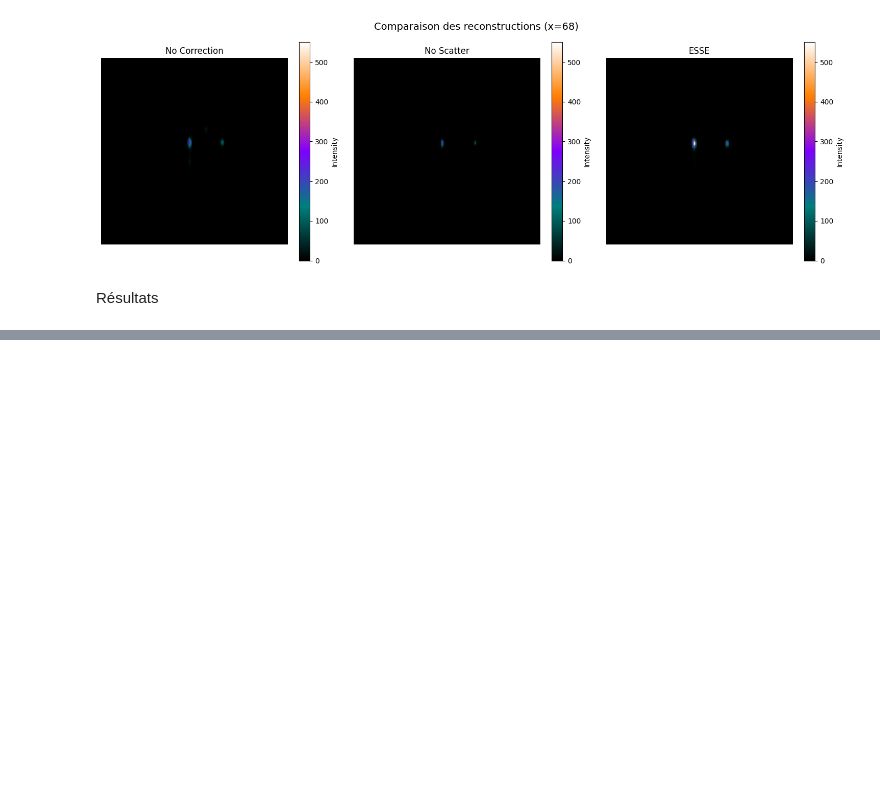
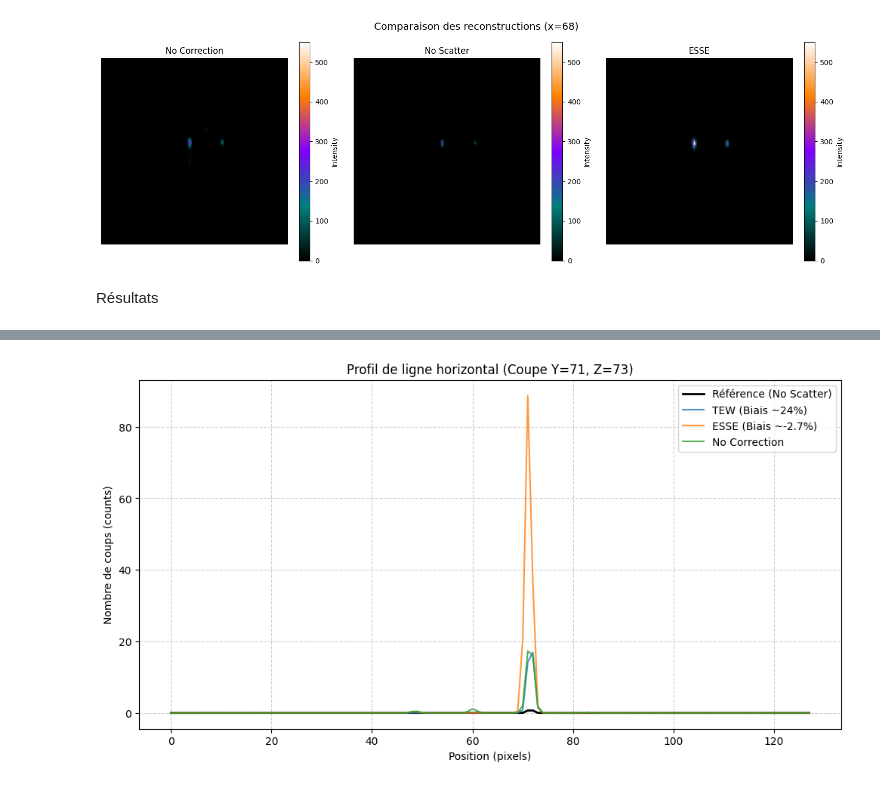
Before and after one commit to Nebulaaae/PyTomography, a Jupyter notebook: docs/source/notebooks/mc_esse_tew_comparison.ipynb, the cells around one changed output, grey strips where cells are left out. Drawn from its saved outputs; the diff is of its cells as text; code cells hidden in the pictures; blank space fills up the shorter version.

```diff
--- a/docs/source/notebooks/mc_esse_tew_comparison.ipynb
+++ b/docs/source/notebooks/mc_esse_tew_comparison.ipynb
@@ -946,0 +885,46 @@ Comparaison No Correction vs TEW - MSE: 2.8687, NRMSE: 0.1235, PSNR: 70.92 dB, S
+# %%
+import matplotlib.pyplot as plt
+import numpy as np
+import torch
+
+def plot_line_profiles(ref, recon_tew, recon_esse, recon_no_corr, title="Profil de ligne horizontal"):
+    """
+    Trace un profil de ligne passant par le pixel le plus brillant de la référence.
+    """
+    # Conversion en numpy
+    ref_np = ref.detach().cpu().numpy().squeeze()
+    tew_np = recon_tew.detach().cpu().numpy().squeeze()
+    esse_np = recon_esse.detach().cpu().numpy().squeeze()
+    no_corr_np = recon_no_corr.detach().cpu().numpy().squeeze()
+
+    # 1. Trouver les coordonnées du pixel le plus brillant (pic de primaire)
+    # Pour un volume 3D, on prend la coupe centrale ou celle du max global
+    z, y, x = np.unravel_index(np.argmax(ref_np), ref_np.shape)
+
+    z = 73  # Coupe axiale choisie (peut être ajustée)
+    y = 71  # Ligne horizontale choisie (peut être ajustée)
+
+    # 2. Extraire la ligne (coupe horizontale sur l'axe X)
+    line_ref = ref_np[z, y, :]
+    line_tew = tew_np[z, y, :]
+    line_esse = esse_np[z, y, :]
+    line_no_corr = no_corr_np[z, y, :]
+
+    # 3. Visualisation
+    plt.figure(figsize=(12, 6))
+    plt.plot(line_ref, label='Référence (No Scatter)', color='black', linewidth=2)
+    plt.plot(line_tew, label='TEW (Biais ~24%)', alpha=0.8)
+    plt.plot(line_esse, label='ESSE (Biais ~-2.7%)', alpha=0.8)
+    plt.plot(line_no_corr, label='No Correction', alpha=0.8)
+
+    plt.title(f"{title} (Coupe Y={y}, Z={z})")
+    plt.xlabel("Position (pixels)")
+    plt.ylabel("Nombre de coups (counts)")
+    plt.legend()
+    plt.grid(True, linestyle='--', alpha=0.6)
+    plt.show()
+
+# Utilisation
+plot_line_profiles(recon_no_scatter, recon_TEW, recon_ESSE, recon_no_correction)
+# %% [output]
+[figure, added]
```
Also changed, not shown: parts of 5 cells of this notebook.
